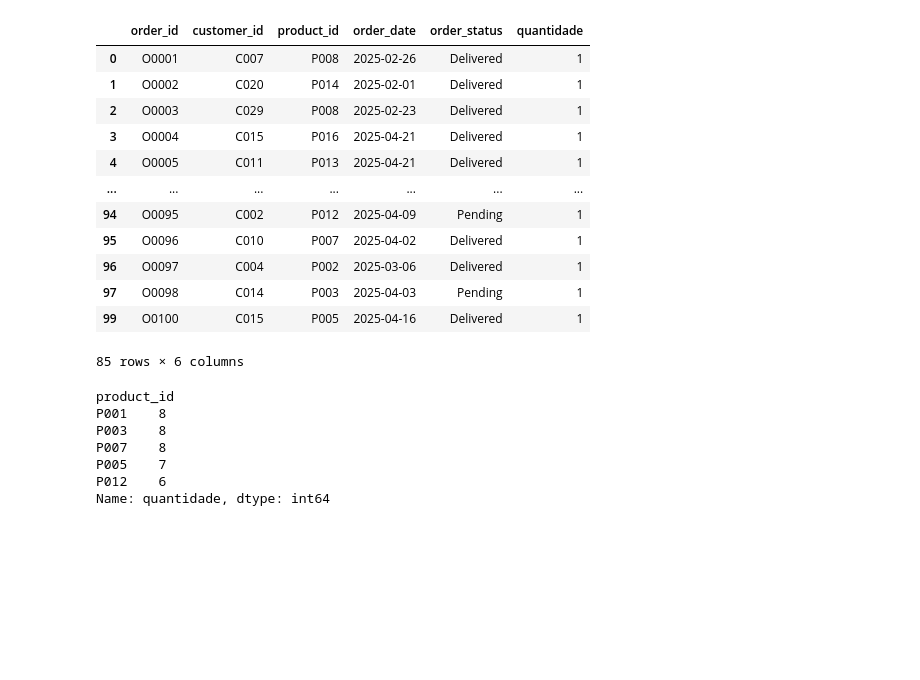
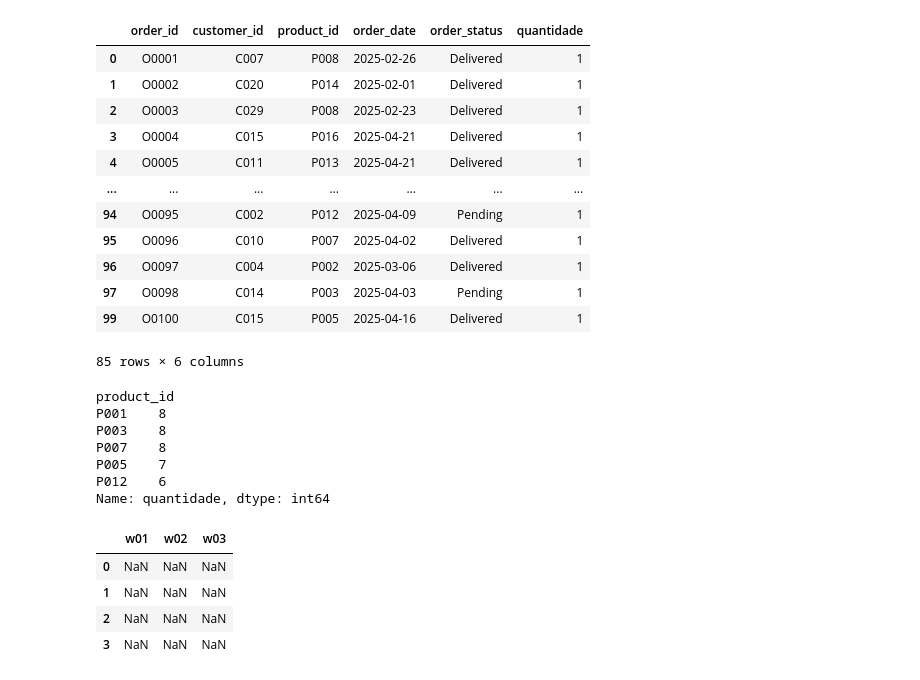
Before and after one commit to AlixNog/aplos-challenge, a Jupyter notebook: aplos.ipynb, the cells around one changed output. Cells and saved outputs as stored; diff of their text form; code cells hidden in the pictures; blank space fills up the shorter version.

```diff
--- a/aplos.ipynb
+++ b/aplos.ipynb
@@ -450,3 +450,12 @@ P007    8
 P005    7
 P012    6
 Name: quantidade, dtype: int64
+# %%
+dados_trimestre = pd.DataFrame(index=['0','1','2','3'], columns=['w01', 'w02', 'w03'])
+dados_trimestre.head()
+# %% [output]
+|  | w01 | w02 | w03 |
+| 0 | NaN | NaN | NaN |
+| 1 | NaN | NaN | NaN |
+| 2 | NaN | NaN | NaN |
+| 3 | NaN | NaN | NaN |
```
Also changed, not shown: parts of 4 cells of this notebook.
